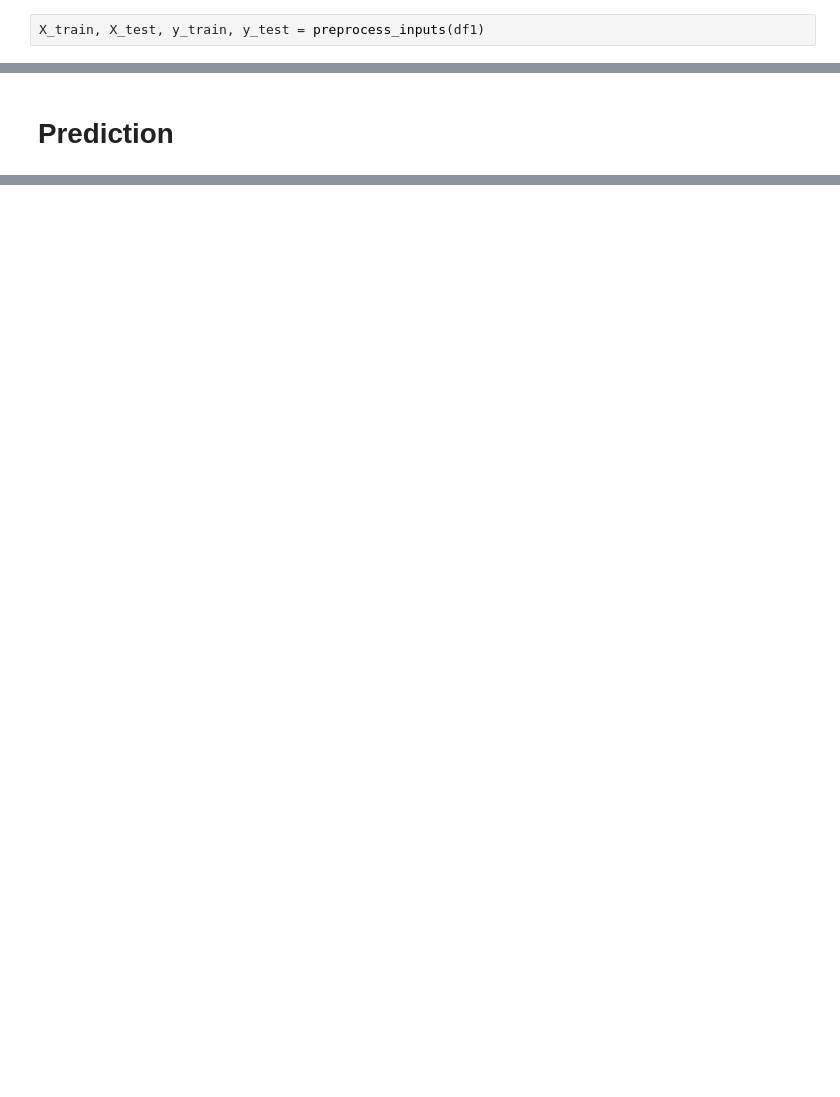
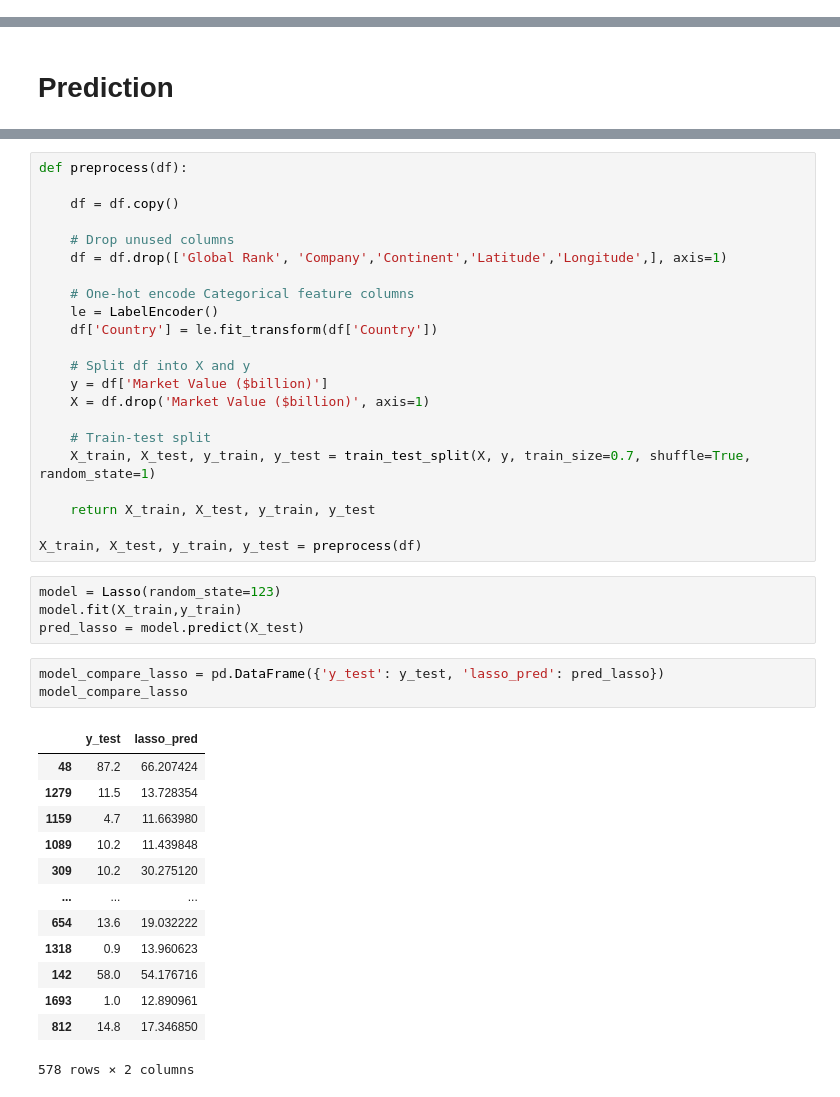
Before and after one commit to saptarshipal1/Largest_companies, a Jupyter notebook: company_value_pred.ipynb, the cells around one changed output, grey strips where cells are left out. Cells and saved outputs as stored; diff of their text form; blank space fills up the shorter version.

```diff
--- a/company_value_pred.ipynb
+++ b/company_value_pred.ipynb
@@ -98,2 +187,0 @@ preprocess_inputs(df1)
-# %%
-X_train, X_test, y_train, y_test = preprocess_inputs(df1)
@@ -160,0 +325,43 @@ holdout_pred.head()
+# %%
+def preprocess(df):
+
+    df = df.copy()
+
+    # Drop unused columns
+    df = df.drop(['Global Rank', 'Company','Continent','Latitude','Longitude',], axis=1)
+
+    # One-hot encode Categorical feature columns
+    le = LabelEncoder()
+    df['Country'] = le.fit_transform(df['Country'])
+
+    # Split df into X and y
+    y = df['Market Value ($billion)']
+    X = df.drop('Market Value ($billion)', axis=1)
+
+    # Train-test split
+    X_train, X_test, y_train, y_test = train_test_split(X, y, train_size=0.7, shuffle=True, random_state=1)
+
+    return X_train, X_test, y_train, y_test
+
+X_train, X_test, y_train, y_test = preprocess(df)
+# %%
+model = Lasso(random_state=123)
+model.fit(X_train,y_train)
+pred_lasso = model.predict(X_test)
+# %%
+model_compare_lasso = pd.DataFrame({'y_test': y_test, 'lasso_pred': pred_lasso})
+model_compare_lasso
+# %% [output]
+|  | y_test | lasso_pred |
+| 48 | 87.2 | 66.207424 |
+| 1279 | 11.5 | 13.728354 |
+| 1159 | 4.7 | 11.663980 |
+| 1089 | 10.2 | 11.439848 |
+| 309 | 10.2 | 30.275120 |
+| ... | ... | ... |
+| 654 | 13.6 | 19.032222 |
+| 1318 | 0.9 | 13.960623 |
+| 142 | 58.0 | 54.176716 |
+| 1693 | 1.0 | 12.890961 |
+| 812 | 14.8 | 17.346850 |
+578 rows × 2 columns
```
Also changed, not shown: parts of 49 cells of this notebook, 5 other files.
